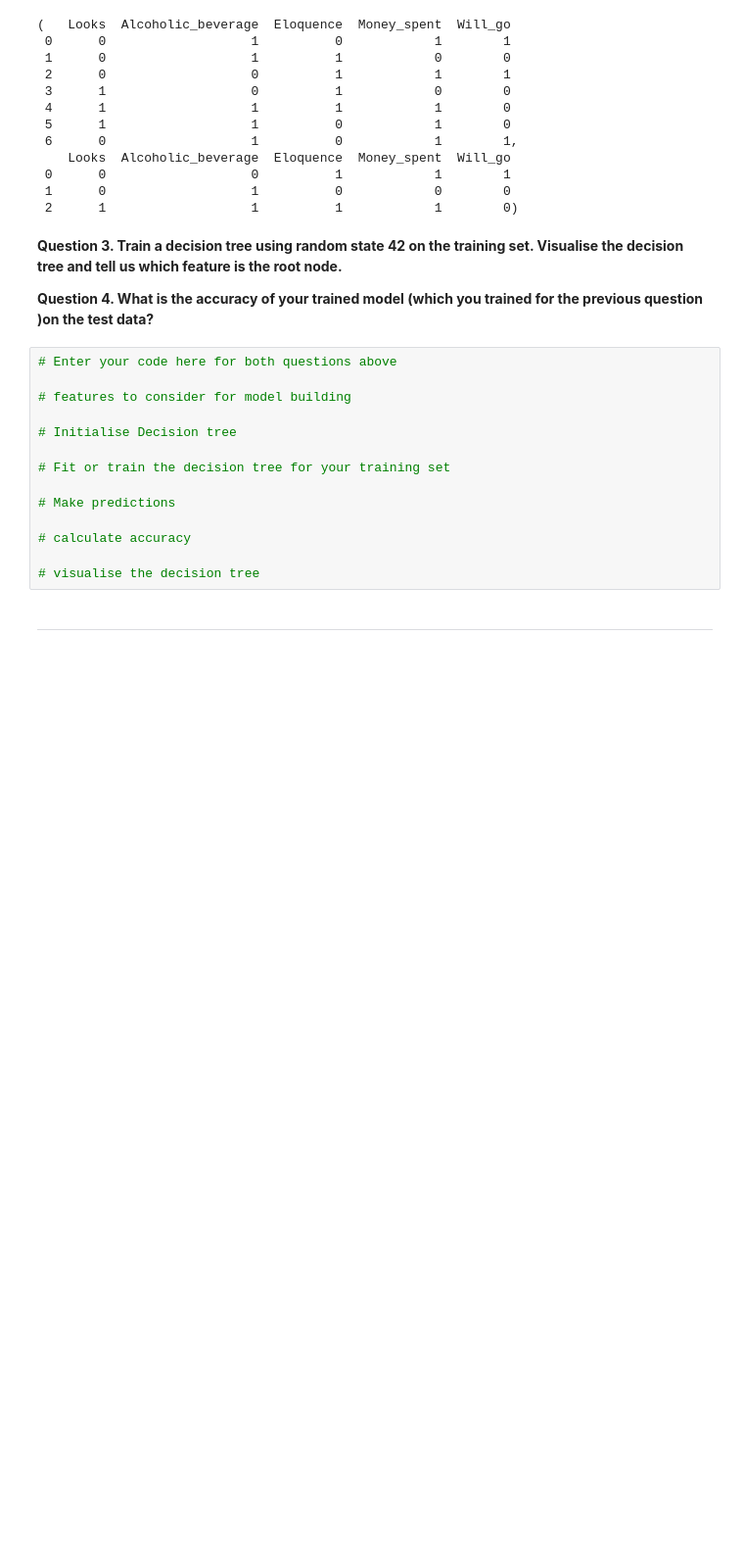
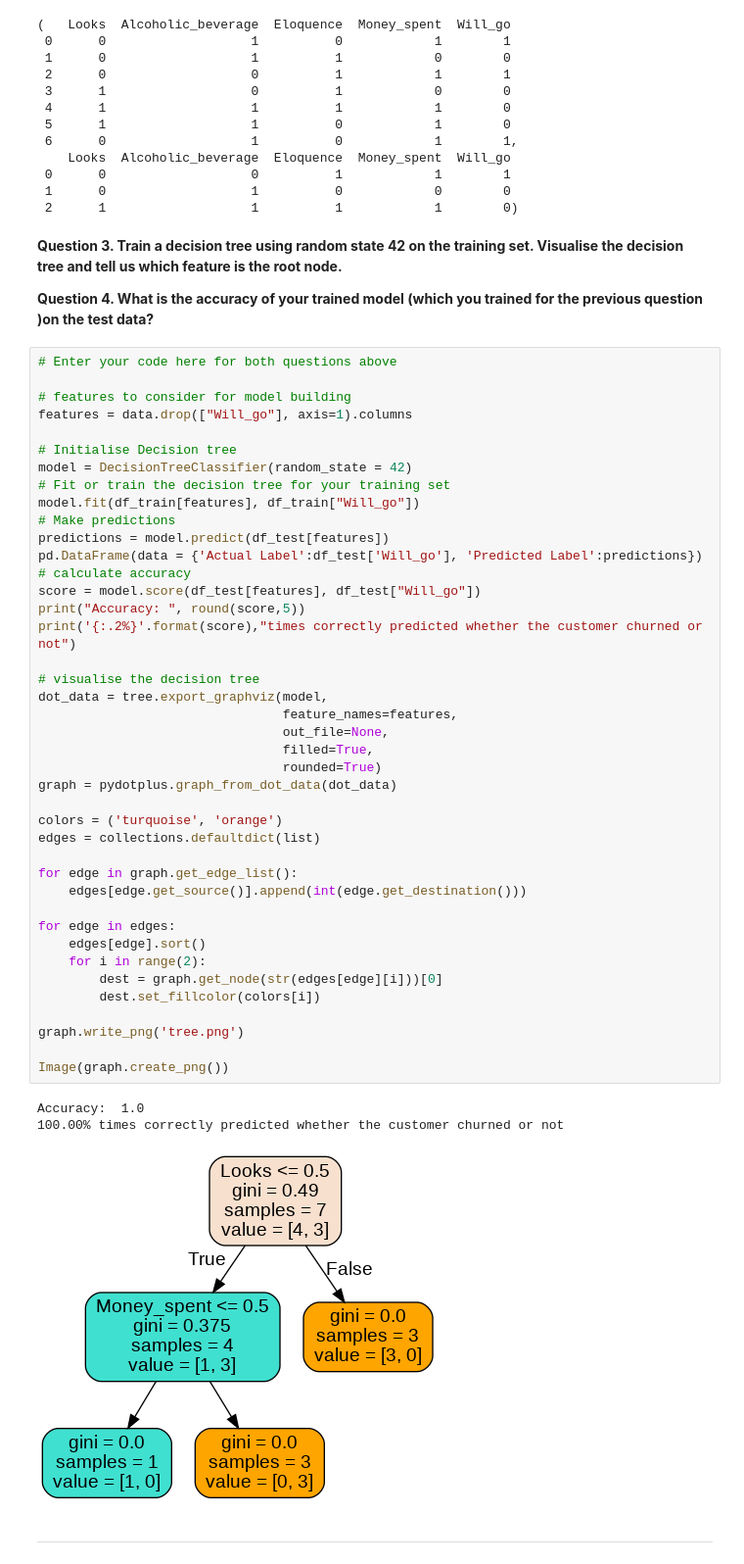
Before and after one commit to SherwinVarghese/Machine-Learning, a Jupyter notebook: Classification Assignment - 4.ipynb, the cells around one changed output. Shown at 98% size. Drawn from its saved outputs; the diff is of its cells as text; blank space fills up the shorter version.

```diff
--- a/Classification Assignment - 4.ipynb
+++ b/Classification Assignment - 4.ipynb
@@ -198,20 +198,51 @@ df_train,df_test
 <b>Question 3\. Train a decision tree using random state 42 on the training set. Visualise the decision tree and tell us which feature is the root node.
 
 <b>Question 4\. What is the accuracy of your trained model (which you trained for the previous question )on the test data?
-# %%
-# Enter your code here for both questions above
-
-# features to consider for model building
-
-# Initialise Decision tree
-
-# Fit or train the decision tree for your training set
-
-# Make predictions
-
-# calculate accuracy
-
-# visualise the decision tree
+# %%
+# Enter your code here for both questions above
+
+# features to consider for model building
+features = data.drop(["Will_go"], axis=1).columns
+
+# Initialise Decision tree
+model = DecisionTreeClassifier(random_state = 42)
+# Fit or train the decision tree for your training set
+model.fit(df_train[features], df_train["Will_go"])
+# Make predictions
+predictions = model.predict(df_test[features])
+pd.DataFrame(data = {'Actual Label':df_test['Will_go'], 'Predicted Label':predictions})
+# calculate accuracy
+score = model.score(df_test[features], df_test["Will_go"])
+print("Accuracy: ", round(score,5))
+print('{:.2%}'.format(score),"times correctly predicted whether the customer churned or not")
+
+# visualise the decision tree
+dot_data = tree.export_graphviz(model,
+                                feature_names=features,
+                                out_file=None,
+                                filled=True,
+                                rounded=True)
+graph = pydotplus.graph_from_dot_data(dot_data)
+
+colors = ('turquoise', 'orange')
+edges = collections.defaultdict(list)
+
+for edge in graph.get_edge_list():
+    edges[edge.get_source()].append(int(edge.get_destination()))
+
+for edge in edges:
+    edges[edge].sort()
+    for i in range(2):
+        dest = graph.get_node(str(edges[edge][i]))[0]
+        dest.set_fillcolor(colors[i])
+
+graph.write_png('tree.png')
+
+Image(graph.create_png())
+# %% [output]
+Accuracy:  1.0
+100.00% times correctly predicted whether the customer churned or not
+[figure, added]
 # %% [markdown]
 -----------------------------------------------------------------------
 # %% [markdown]
```
Also changed, not shown: parts of 23 cells of this notebook.
